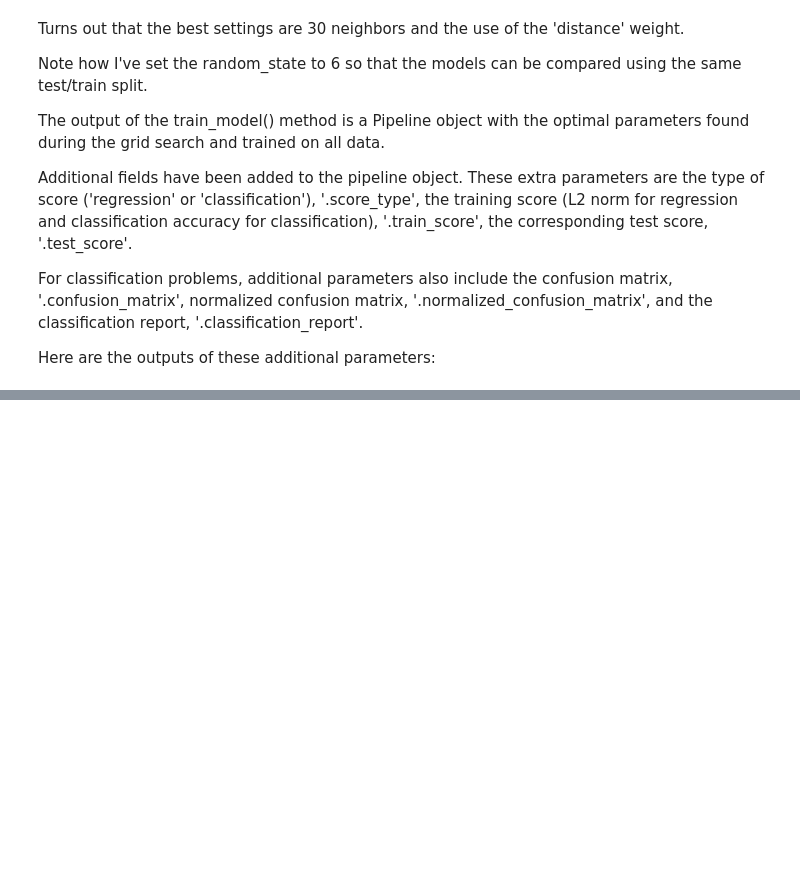
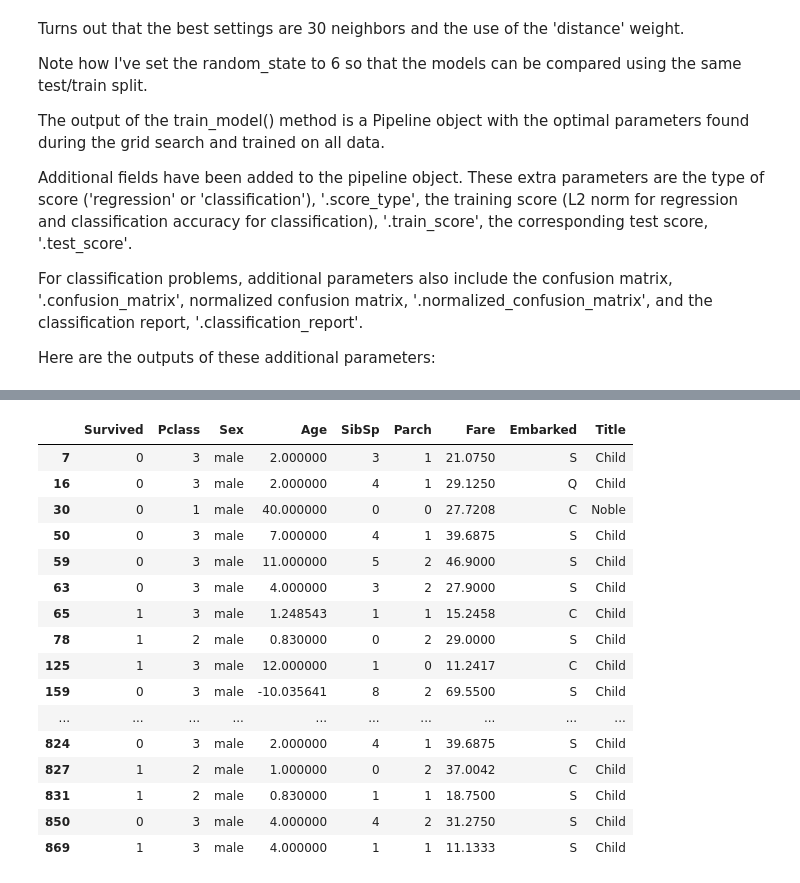
Before and after one commit to JaggedParadigm/pyplearnr, a Jupyter notebook: data_science_lib_demo.ipynb, the cells around one changed output, grey strips where cells are left out. Saved outputs shown, nothing was run; the diff lists cells and outputs as text; code cells hidden in the pictures; blank space fills up the shorter version.

```diff
--- a/data_science_lib_demo.ipynb
+++ b/data_science_lib_demo.ipynb
@@ -1525,0 +754,20 @@ print conf_mat_pipe
+# %%
+df[(df['Sex']=='male')&(~df['Title'].isin(['Mr','Dr','Rev']))]
+# %% [output]
+|  | Survived | Pclass | Sex | Age | SibSp | Parch | Fare | Embarked | Title |
+| 7 | 0 | 3 | male | 2.000000 | 3 | 1 | 21.0750 | S | Child |
+| 16 | 0 | 3 | male | 2.000000 | 4 | 1 | 29.1250 | Q | Child |
+| 30 | 0 | 1 | male | 40.000000 | 0 | 0 | 27.7208 | C | Noble |
+| 50 | 0 | 3 | male | 7.000000 | 4 | 1 | 39.6875 | S | Child |
+| 59 | 0 | 3 | male | 11.000000 | 5 | 2 | 46.9000 | S | Child |
+| 63 | 0 | 3 | male | 4.000000 | 3 | 2 | 27.9000 | S | Child |
+| 65 | 1 | 3 | male | 1.248543 | 1 | 1 | 15.2458 | C | Child |
+| 78 | 1 | 2 | male | 0.830000 | 0 | 2 | 29.0000 | S | Child |
+| 125 | 1 | 3 | male | 12.000000 | 1 | 0 | 11.2417 | C | Child |
+| 159 | 0 | 3 | male | -10.035641 | 8 | 2 | 69.5500 | S | Child |
+| ... | ... | ... | ... | ... | ... | ... | ... | ... | ... |
+| 824 | 0 | 3 | male | 2.000000 | 4 | 1 | 39.6875 | S | Child |
+| 827 | 1 | 2 | male | 1.000000 | 0 | 2 | 37.0042 | C | Child |
+| 831 | 1 | 2 | male | 0.830000 | 1 | 1 | 18.7500 | S | Child |
+| 850 | 0 | 3 | male | 4.000000 | 4 | 2 | 31.2750 | S | Child |
+| 869 | 1 | 3 | male | 4.000000 | 1 | 1 | 11.1333 | S | Child |
```
Also changed, not shown: parts of 121 cells of this notebook, 2 other files.
